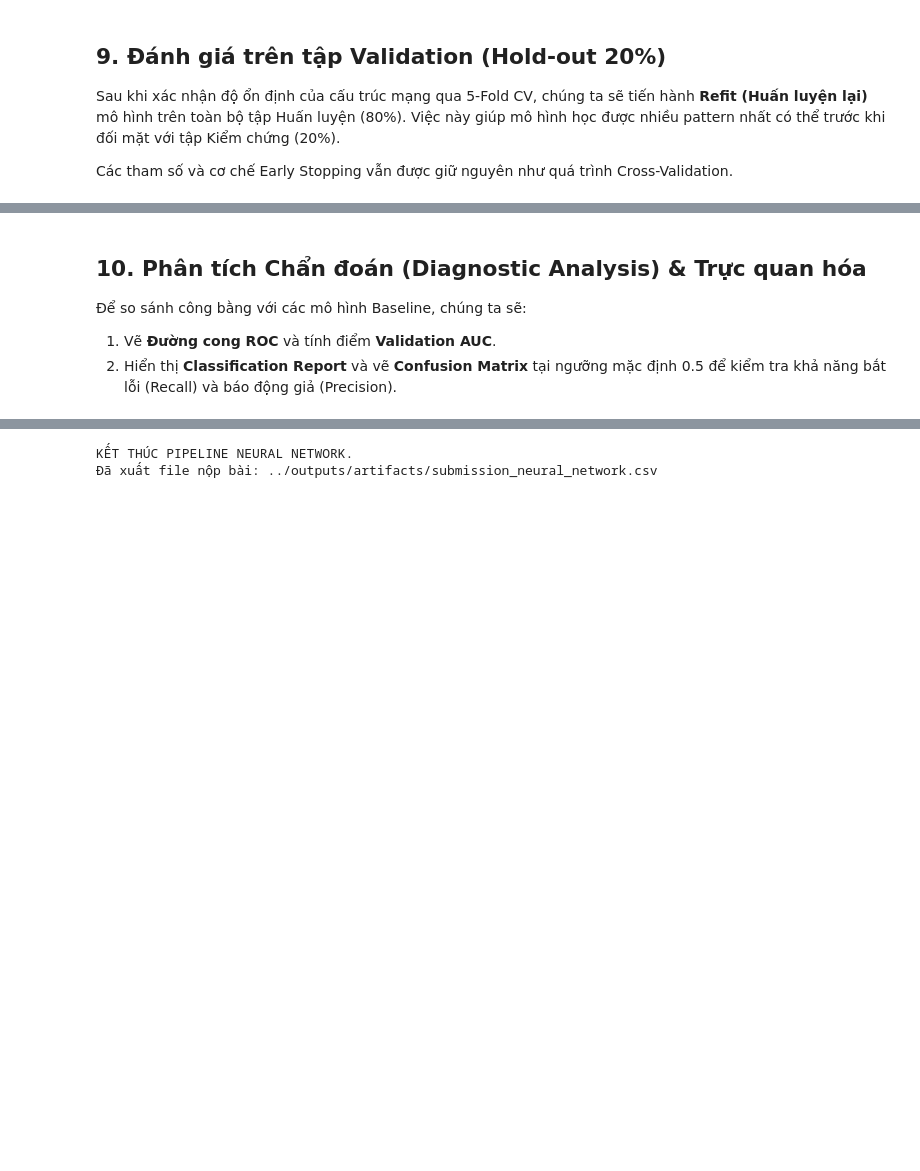
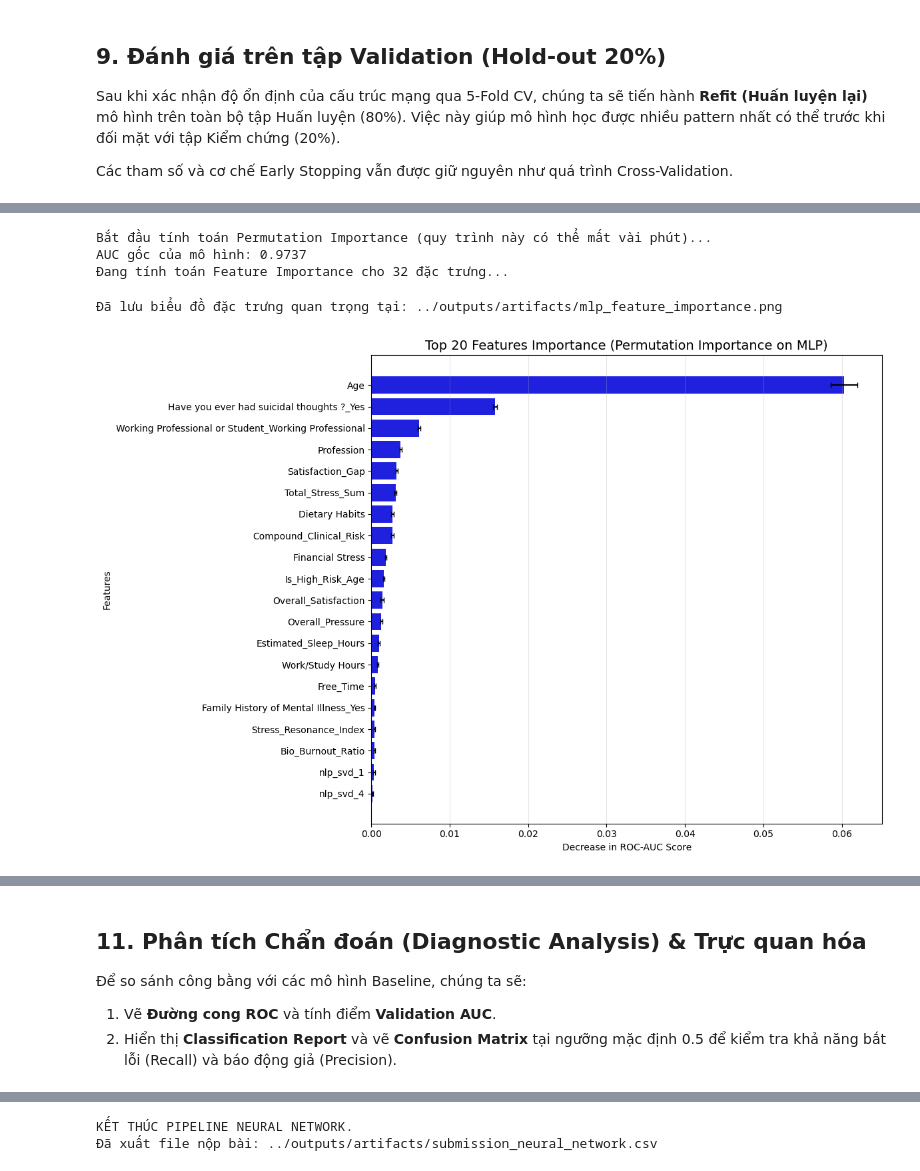
Before and after one commit to s4lt1f0l/Exploring-Mental-Health-Data, a Jupyter notebook: notebooks/05_neural_network.ipynb, the cells around one changed output, grey strips where cells are left out. Cells and saved outputs as stored; diff of their text form; code cells hidden in the pictures; blank space fills up the shorter version.

```diff
--- a/notebooks/05_neural_network.ipynb
+++ b/notebooks/05_neural_network.ipynb
@@ -498,0 +517,78 @@ Hoàn tất dự đoán trên tập Validation. Kích thước mảng dự đoá
+# %%
+# Tạo một hàm wrapper để Scikit-learn có thể giao tiếp với PyTorch model
+def predict_proba_nn(X_numpy):
+    final_model.eval()
+    X_tensor = torch.tensor(X_numpy, dtype=torch.float32).to(device)
+    with torch.no_grad():
+        outputs = final_model(X_tensor)
+        probs = torch.sigmoid(outputs).cpu().numpy().flatten()
+    return probs
+
+print("Bắt đầu tính toán Permutation Importance (quy trình này có thể mất vài phút)...")
+
+# Tính AUC gốc (Baseline)
+baseline_auc = roc_auc_score(y_val, predict_proba_nn(X_val.values))
+print(f"AUC gốc của mô hình: {baseline_auc:.4f}")
+
+# Chuẩn bị biến lưu kết quả
+feature_names = X_train.columns
+importances = []
+n_repeats = 5
+
+print(f"Đang tính toán Feature Importance cho {len(feature_names)} đặc trưng...")
+
+for col in tqdm(feature_names, desc="Đang tính Feature Importance"):
+    col_scores = []
+
+    for i in range(n_repeats):
+        X_val_permuted = X_val.copy().values
+        col_idx = list(feature_names).index(col)
+
+        # Xáo trộn ngẫu nhiên duy nhất cột hiện tại
+        X_val_permuted[:, col_idx] = np.random.permutation(X_val_permuted[:, col_idx])
+
+        new_auc = roc_auc_score(y_val, predict_proba_nn(X_val_permuted))
+
+        col_scores.append(baseline_auc - new_auc)
+
+    importances.append({
+        'feature': col,
+        'importance_mean': np.mean(col_scores),
+        'importance_std': np.std(col_scores)
+    })
+
+importance_df = pd.DataFrame(importances).sort_values(by='importance_mean', ascending=False)
+
+plt.figure(figsize=(12, 8))
+sns.barplot(
+    x='importance_mean',
+    y='feature',
+    data=importance_df.head(20),
+    color ='blue'
+)
+plt.errorbar(
+    x=importance_df.head(20)['importance_mean'],
+    y=range(20),
+    xerr=importance_df.head(20)['importance_std'],
+    fmt='none', c='black', capsize=3
+)
+
+plt.title('Top 20 Features Importance (Permutation Importance on MLP)', fontsize=14)
+plt.xlabel('Decrease in ROC-AUC Score')
+plt.ylabel('Features')
+plt.grid(axis='x', alpha=0.3)
+plt.tight_layout()
+save_path = f"{OUTPUT_DIR}/mlp_feature_importance.png"
+plt.savefig(save_path, dpi=300, bbox_inches='tight')
+print(f"Đã lưu biểu đồ đặc trưng quan trọng tại: {save_path}")
+plt.show()
+
+# In ra Top 10 để đưa vào báo cáo
+print("\n--- TOP 10 ĐẶC TRƯNG QUAN TRỌNG NHẤT ---")
+print(importance_df.head(10)[['feature', 'importance_mean']])
+# %% [output]
+Bắt đầu tính toán Permutation Importance (quy trình này có thể mất vài phút)...
+AUC gốc của mô hình: 0.9737
+Đang tính toán Feature Importance cho 32 đặc trưng...
+Đã lưu biểu đồ đặc trưng quan trọng tại: ../outputs/artifacts/mlp_feature_importance.png
+[figure, added]
@@ -499,5 +607,5 @@ Hoàn tất dự đoán trên tập Validation. Kích thước mảng dự đoá
 # %% [markdown]
-## 10. Phân tích Chẩn đoán (Diagnostic Analysis) & Trực quan hóa
+## 11. Phân tích Chẩn đoán (Diagnostic Analysis) & Trực quan hóa
 
 Để so sánh công bằng với các mô hình Baseline, chúng ta sẽ:
 1. Vẽ **Đường cong ROC** và tính điểm **Validation AUC**.
```
Also changed, not shown: parts of 17 cells of this notebook.
